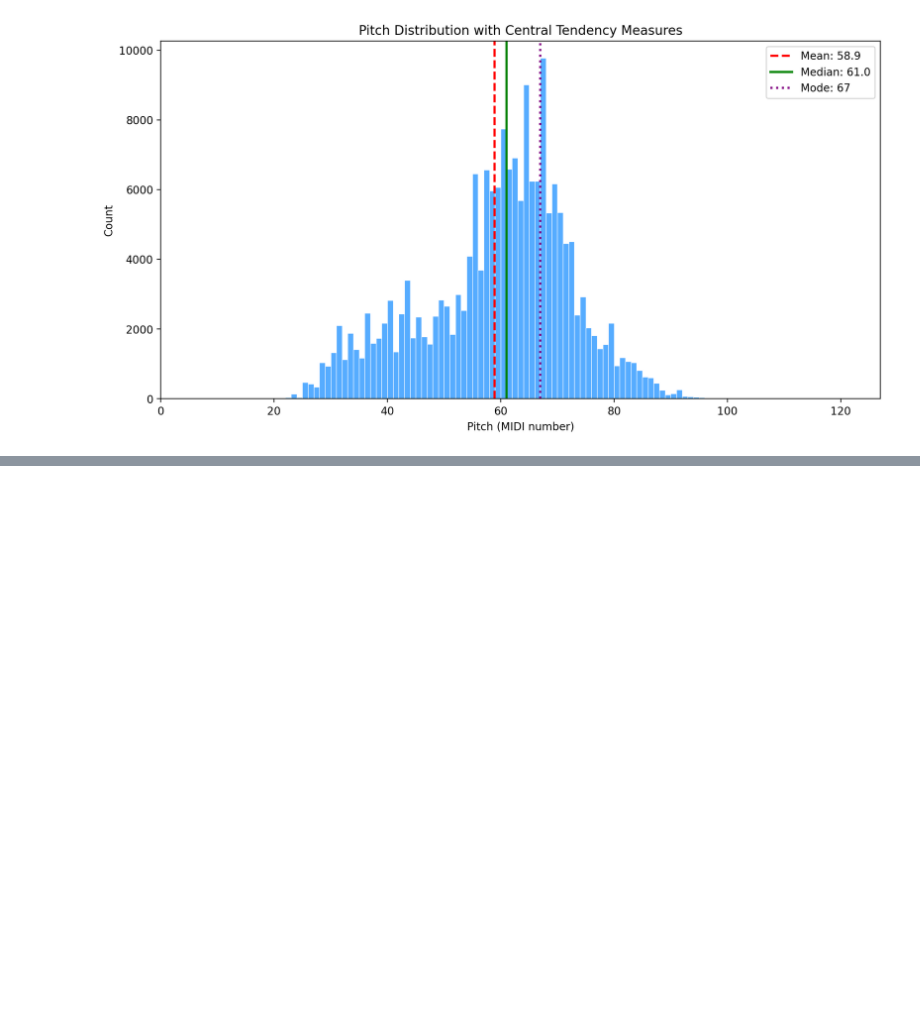
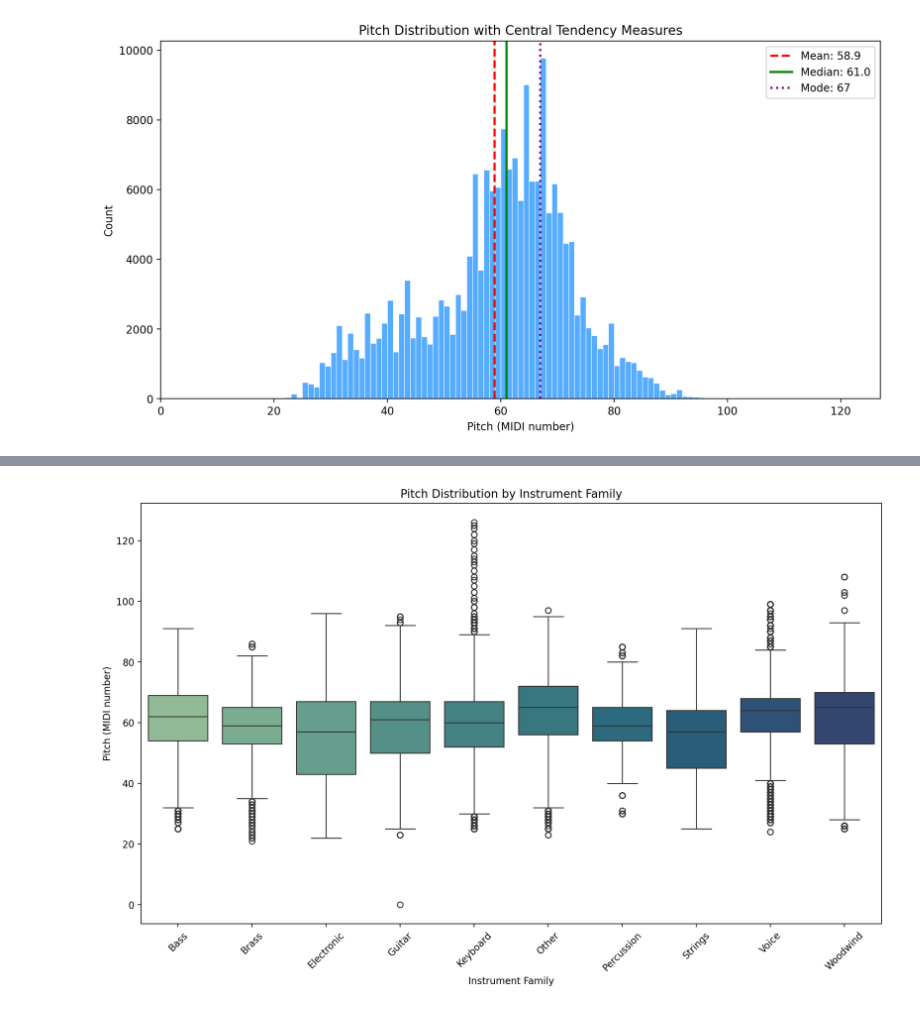
Before and after one commit to julielerudulier/Projects, a Jupyter notebook: TDA Applied to Symbolic Music/project.ipynb, the cells around one changed output, grey strips where cells are left out. Cells and saved outputs as stored; diff of their text form; code cells hidden in the pictures; blank space fills up the shorter version.

```diff
--- a/TDA Applied to Symbolic Music/project.ipynb
+++ b/TDA Applied to Symbolic Music/project.ipynb
@@ -345,0 +464,19 @@ Name: count, dtype: int64
+# %%
+families = sorted(df['instrument_family'].unique())
+
+# Filter and plot pitch distribution by instrument family
+plt.figure(figsize=(14,8))
+sns.boxplot(
+    data=df,
+    x='instrument_family',
+    y='pitch',
+    palette='crest',
+    order=families
+)
+plt.title('Pitch Distribution by Instrument Family')
+plt.xlabel('Instrument Family')
+plt.ylabel('Pitch (MIDI number)')
+plt.xticks(rotation=45)
+plt.show()
+# %% [output]
+[figure, added]
```
Also changed, not shown: parts of 28 cells of this notebook.
